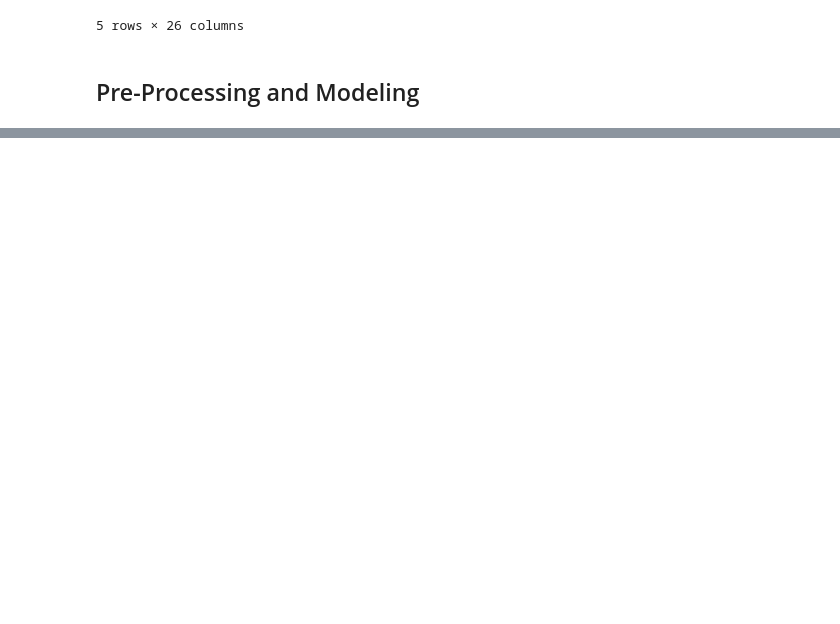
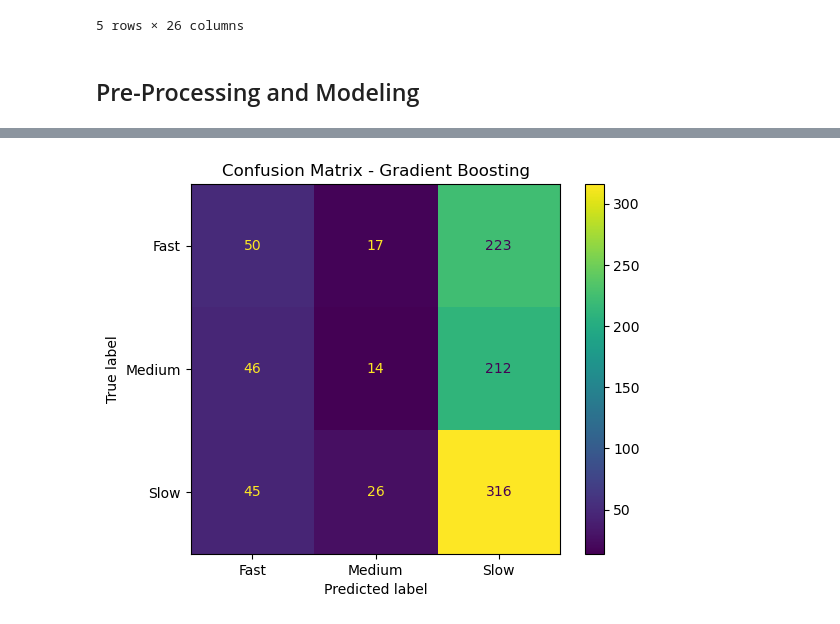
Before and after one commit to OmniaBekheet/Optimal-Pricing-Strategy-for-Quick-Sales---Capstone-3, a Jupyter notebook: Optimal Pricing Strategy for Quick Sales/Optimal Pricing Strategy for Quick Sales.ipynb, the cells around one changed output, grey strips where cells are left out. Cells and saved outputs as stored; diff of their text form; code cells hidden in the pictures; blank space fills up the shorter version.

```diff
--- a/Optimal Pricing Strategy for Quick Sales/Optimal Pricing Strategy for Quick Sales.ipynb
+++ b/Optimal Pricing Strategy for Quick Sales/Optimal Pricing Strategy for Quick Sales.ipynb
@@ -1089,0 +1163,4 @@ sld_data.head()
+# %%
+class_search_gb = RandomizedSearchCV(class_gb, param_distributions=param_grid_gb, n_iter=8, scoring='accuracy', cv=3, random_state=42)
+class_search_gb.fit(X_train_speed, y_train_speed)
+print(f"Best params for Gradient Boosting classifier: {class_search_gb.best_params_}")
@@ -1089,0 +1308,7 @@ sld_data.head()
+# %%
+# Gradient Boosting Confusion Matrix
+ConfusionMatrixDisplay.from_estimator(class_search_gb.best_estimator_, X_test_speed, y_test_speed, display_labels=['Fast', 'Medium', 'Slow'])
+plt.title('Confusion Matrix - Gradient Boosting')
+plt.show()
+# %% [output]
+[figure, added]
```
Also changed, not shown: parts of 26 cells of this notebook.
